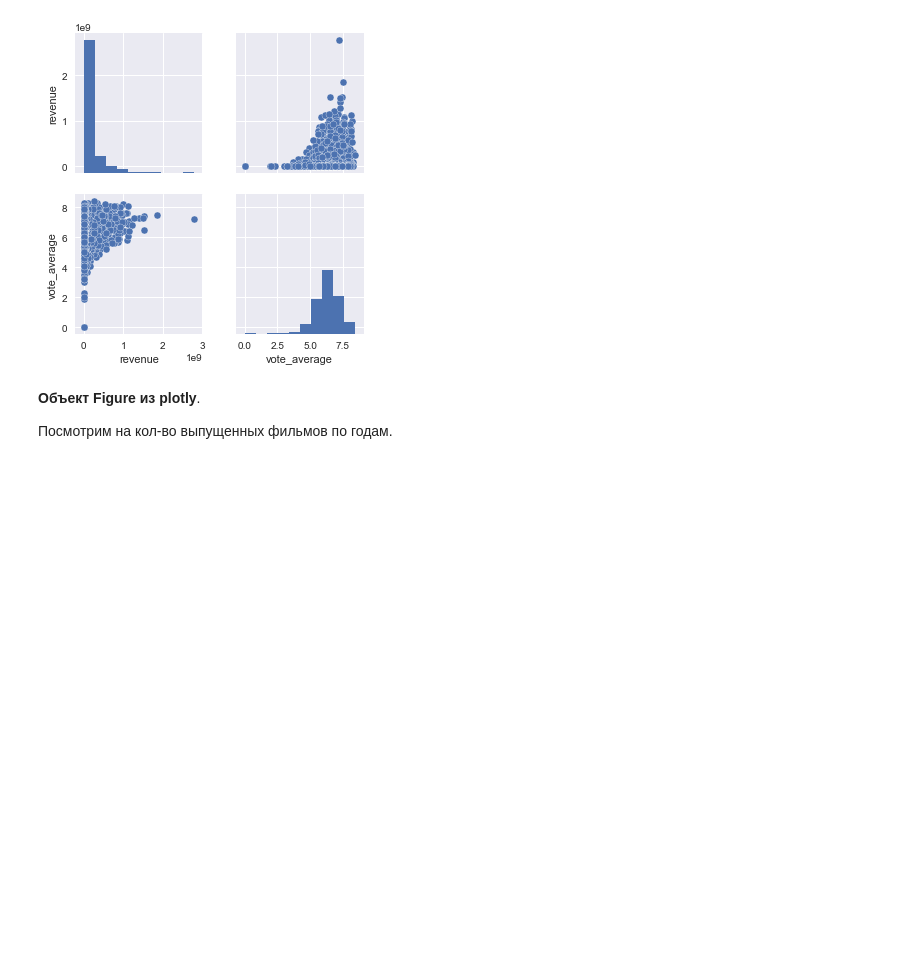
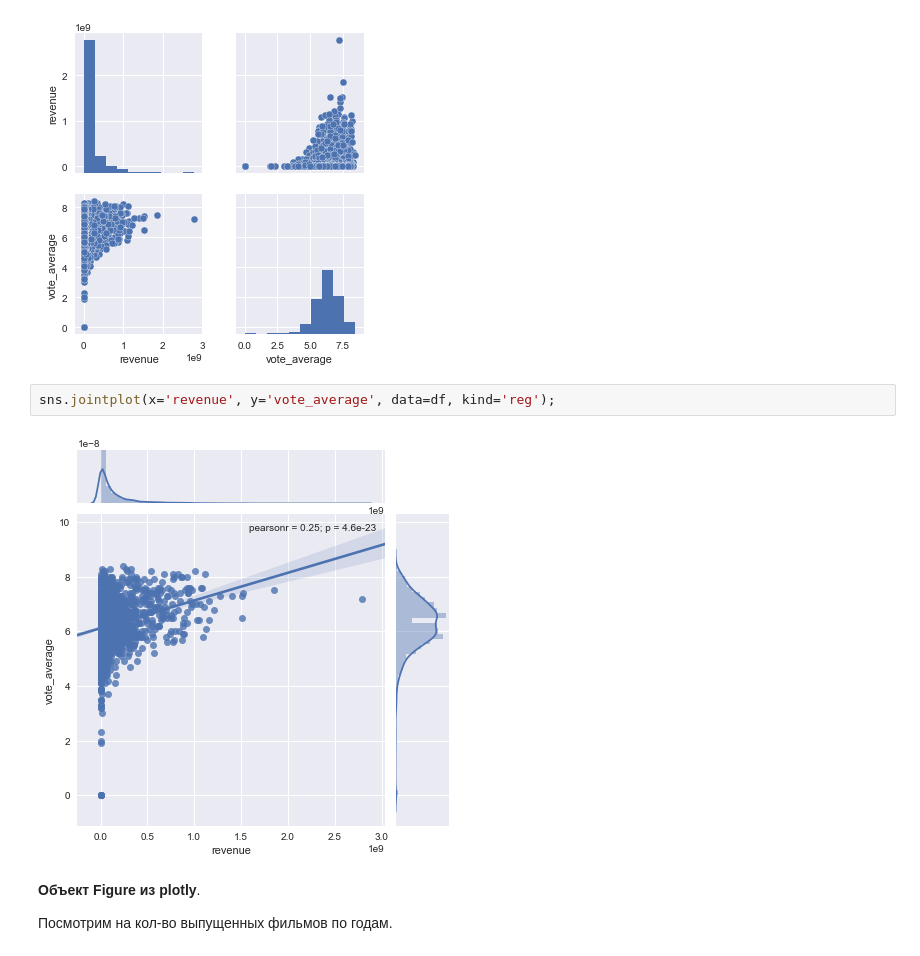
Before and after one commit to Yafulia/DS2-4, a Jupyter notebook: vis.ipynb, the cells around one changed output. Cells and saved outputs as stored; diff of their text form; blank space fills up the shorter version.

```diff
--- a/vis.ipynb
+++ b/vis.ipynb
@@ -99,6 +119,10 @@ import seaborn as sns
 sns_plot = sns.pairplot(df[['revenue', 'vote_average']])
 # %% [output]
 [figure]
+# %%
+sns.jointplot(x='revenue', y='vote_average', data=df, kind='reg');
+# %% [output]
+[figure, added]
 # %% [markdown]
 **Объект Figure из plotly**.
 
```
Also changed, not shown: parts of 4 cells of this notebook.
